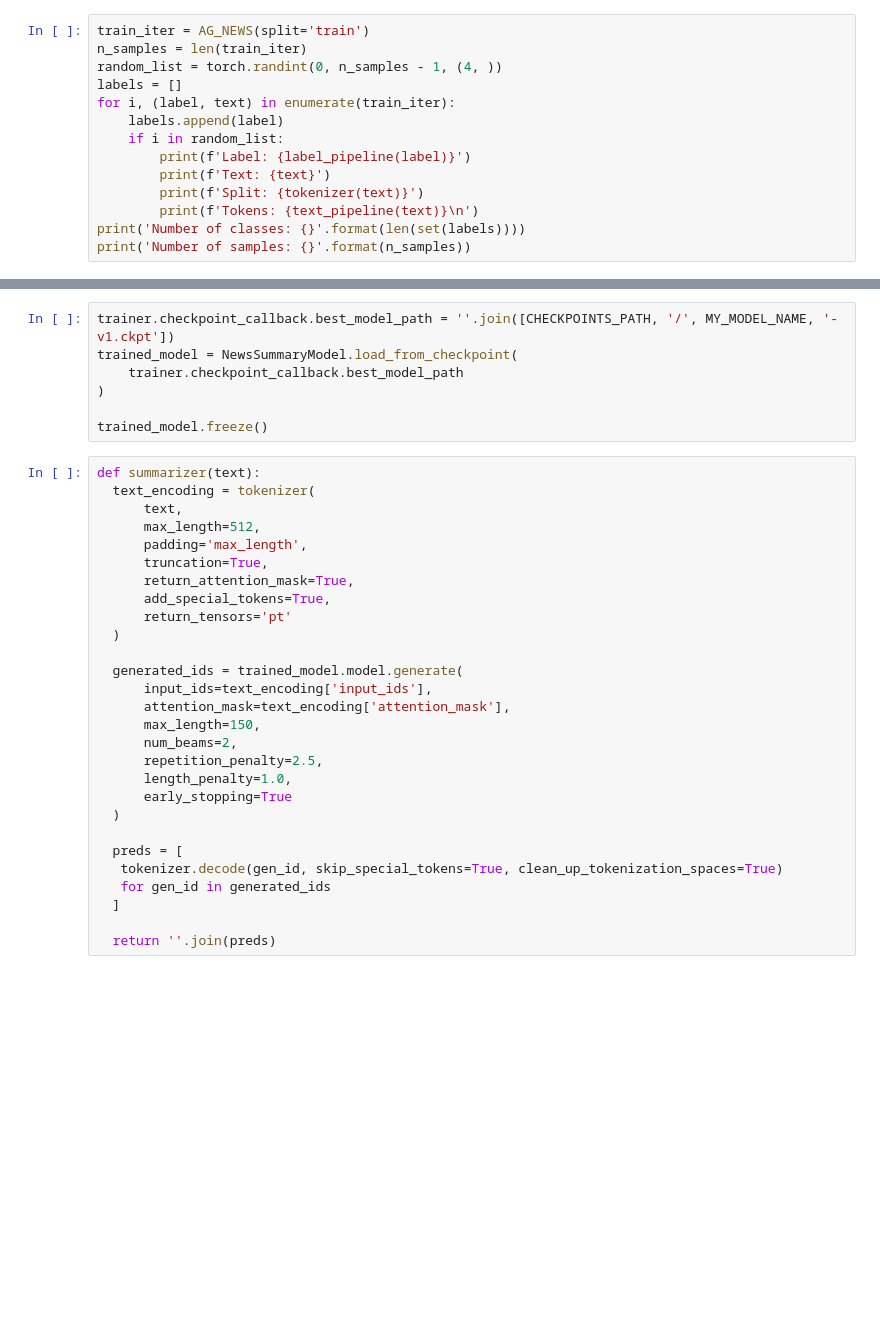
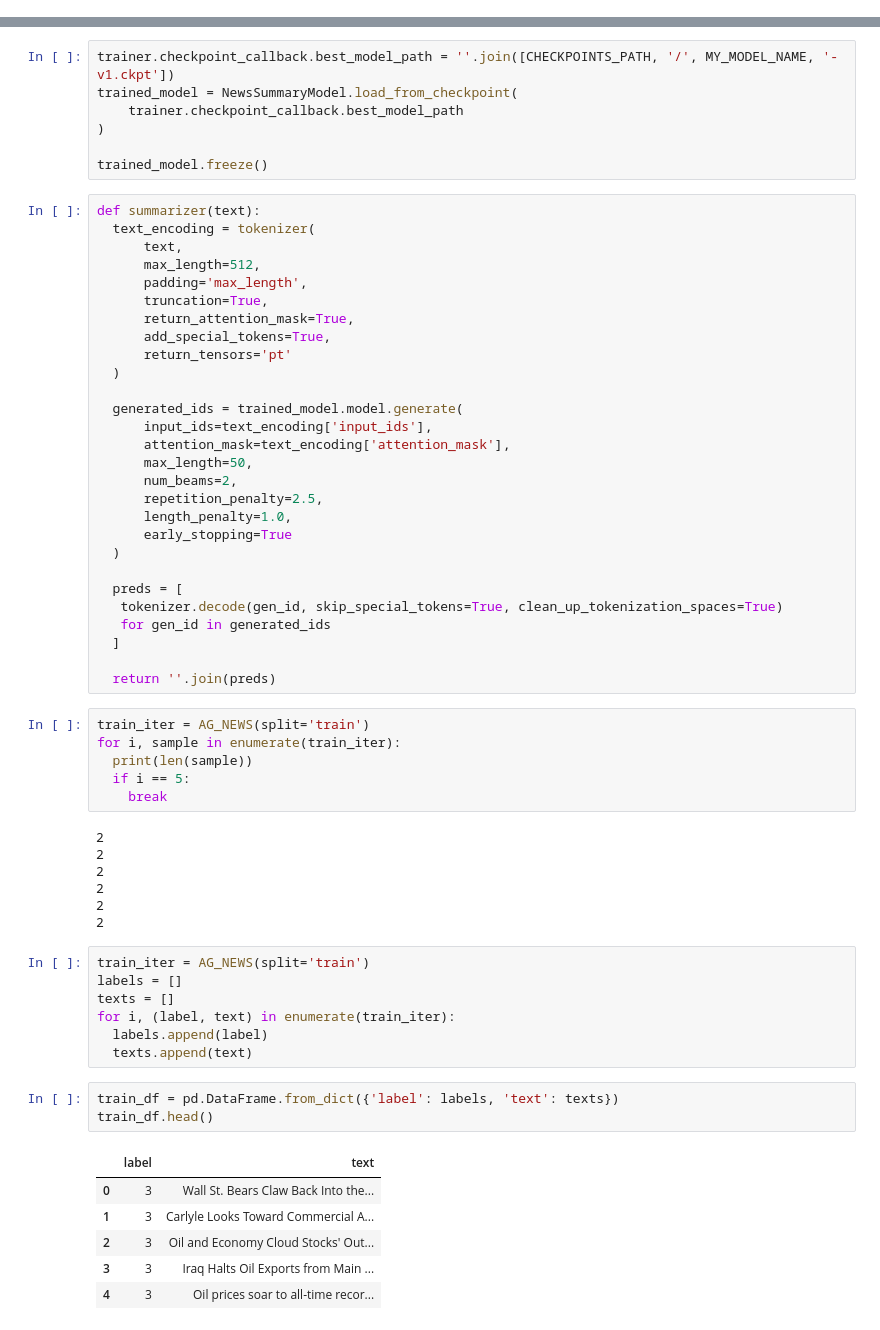
Before and after one commit to RoyElkabetz/Sentiment-Classification-of-Machine-Summarized-Text, a Jupyter notebook: T5_Summarizer_pipeline.ipynb, the cells around one changed output, grey strips where cells are left out. Saved outputs shown, nothing was run; the diff lists cells and outputs as text; blank space fills up the shorter version.

```diff
--- a/T5_Summarizer_pipeline.ipynb
+++ b/T5_Summarizer_pipeline.ipynb
@@ -65,15 +91 @@ MODEL_NAME = 't5-base'
 tokenizer = T5Tokenizer.from_pretrained(MODEL_NAME)
-# %%
-train_iter = AG_NEWS(split='train')
-n_samples = len(train_iter)
-random_list = torch.randint(0, n_samples - 1, (4, ))
-labels = []
-for i, (label, text) in enumerate(train_iter):
-    labels.append(label)
-    if i in random_list:
-        print(f'Label: {label_pipeline(label)}')
-        print(f'Text: {text}')
-        print(f'Split: {tokenizer(text)}')
-        print(f'Tokens: {text_pipeline(text)}\n')
-print('Number of classes: {}'.format(len(set(labels))))
-print('Number of samples: {}'.format(n_samples))
@@ -195,7 +201,7 @@ def summarizer(text):
   generated_ids = trained_model.model.generate(
       input_ids=text_encoding['input_ids'],
       attention_mask=text_encoding['attention_mask'],
-      max_length=150,
+      max_length=50,
       num_beams=2,
       repetition_penalty=2.5,
       length_penalty=1.0,
@@ -208,5 +214,35 @@ def summarizer(text):
   ]
 
   return ''.join(preds)
+# %%
+train_iter = AG_NEWS(split='train')
+for i, sample in enumerate(train_iter):
+  print(len(sample))
+  if i == 5:
+    break
+# %% [output]
+2
+2
+2
+2
+2
+2
+# %%
+train_iter = AG_NEWS(split='train')
+labels = []
+texts = []
+for i, (label, text) in enumerate(train_iter):
+  labels.append(label)
+  texts.append(text)
+# %%
+train_df = pd.DataFrame.from_dict({'label': labels, 'text': texts})
+train_df.head()
+# %% [output]
+|  | label | text |
+| 0 | 3 | Wall St. Bears Claw Back Into the... |
+| 1 | 3 | Carlyle Looks Toward Commercial A... |
+| 2 | 3 | Oil and Economy Cloud Stocks' Out... |
+| 3 | 3 | Iraq Halts Oil Exports from Main ... |
+| 4 | 3 | Oil prices soar to all-time recor... |
 # %%
 with torch.no_grad():
```
Also changed, not shown: parts of 13 cells of this notebook.
